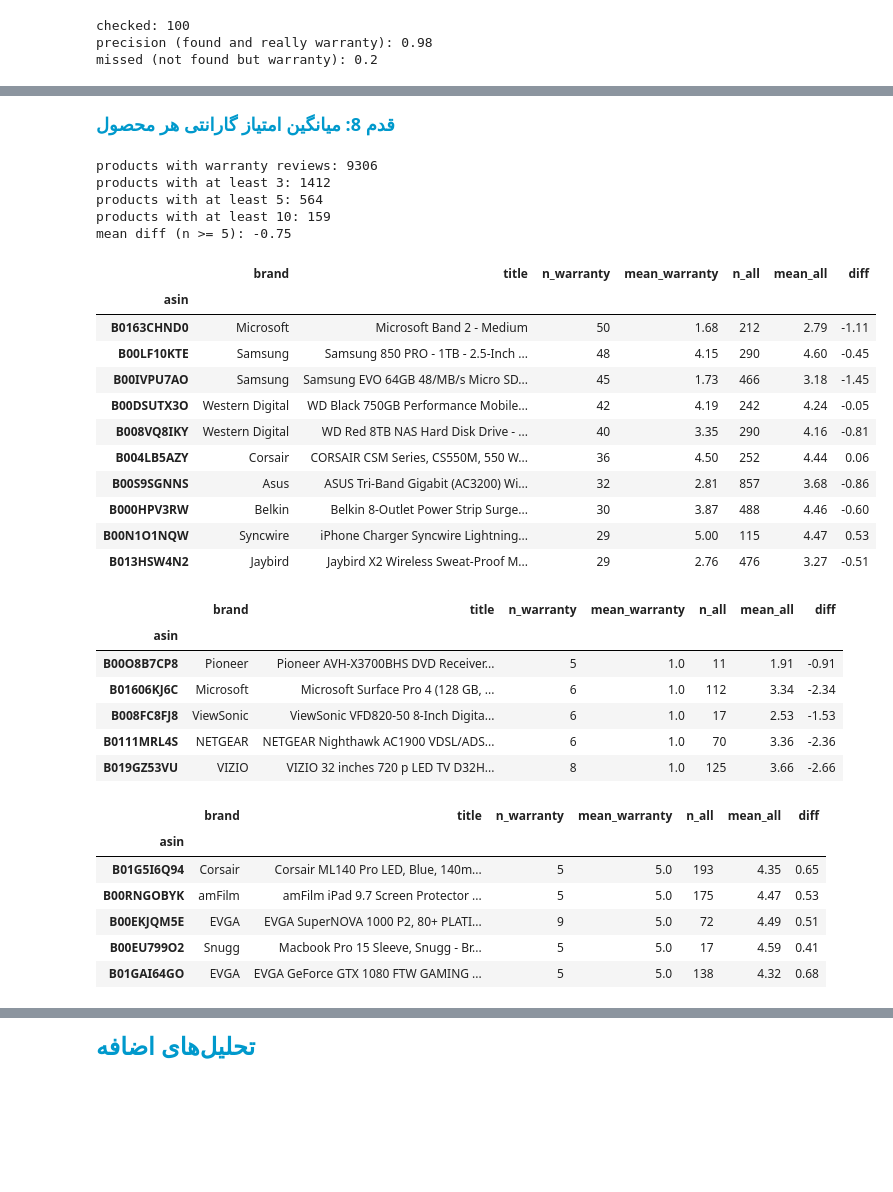
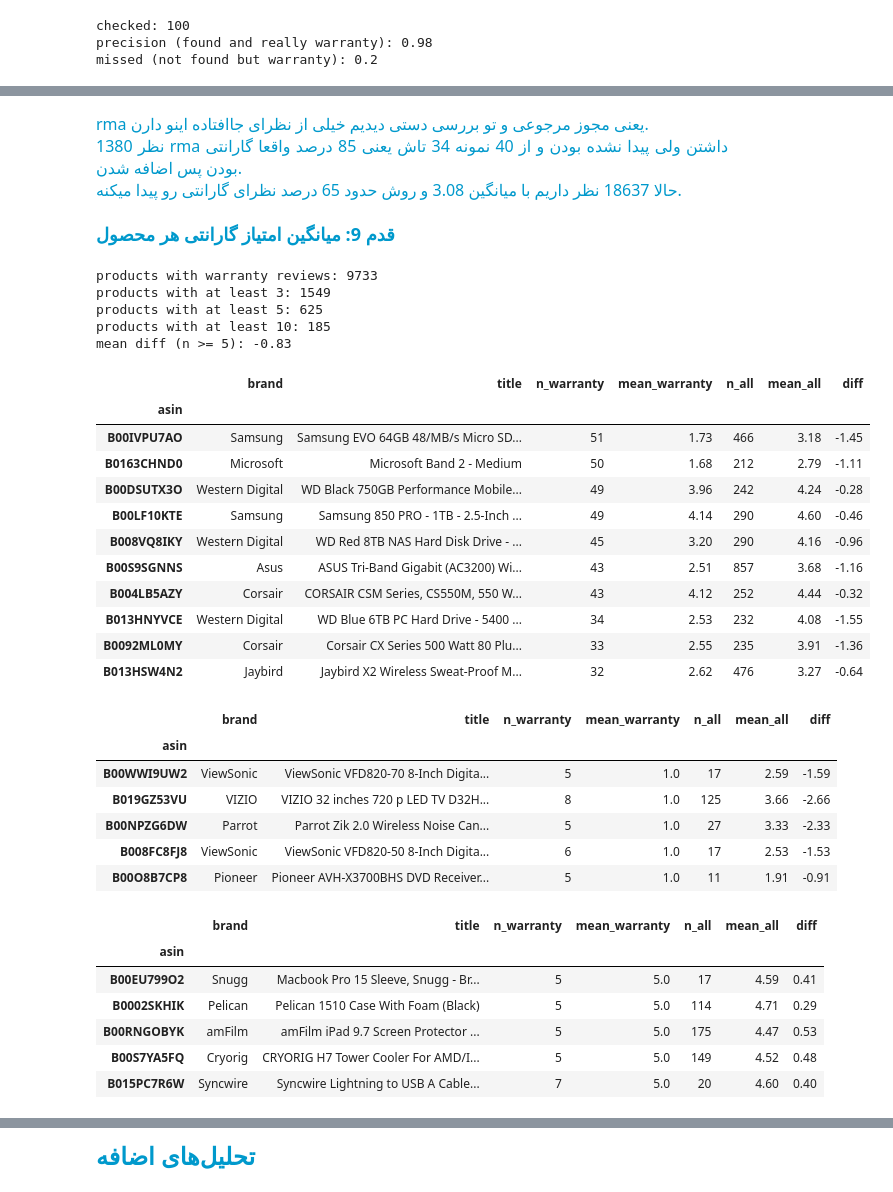
Before and after one commit to AI-BootCamp-g4/ai-bootcamp-project-2, a Jupyter notebook: problem2/q2_part1_part2.ipynb, the cells around one changed output, grey strips where cells are left out. Saved outputs shown, nothing was run; the diff lists cells and outputs as text; code cells hidden in the pictures; blank space fills up the shorter version.

```diff
--- a/problem2/q2_part1_part2.ipynb
+++ b/problem2/q2_part1_part2.ipynb
@@ -17,7 +17,9 @@ from wordcloud import WordCloud
 from gensim.models import Word2Vec
 from gensim.models import KeyedVectors
 # %%
-PATH = r'C:\Users\Arthur\Desktop\Project2_Data'
+PATH = '.'
+OUT = 'outputs'
+os.makedirs(OUT, exist_ok=True)
 
 train = pd.read_csv(PATH + r'\train_data.csv', low_memory=False)
 products = pd.read_csv(PATH + r'\title_brand.csv')
@@ -345,6 +350,11 @@ display(top_products)
 <b>سوال 6: میانگین امتیاز 10 برند پرنظر</b>
 </font></p>
 # %%
+brand_counts = df['brand'].value_counts()
+main_name = pd.Series(brand_counts.index, index=brand_counts.index.str.strip().str.lower())
+main_name = main_name[~main_name.index.duplicated()]
+df['brand'] = df['brand'].str.strip().str.lower().map(main_name)
+
 top_brands = df.groupby('brand')['overall'].agg(n_reviews='size', mean_overall='mean').sort_values('n_reviews', ascending=False).head(10).sort_values('mean_overall', ascending=False).round(3)
 
 display(top_brands)
@@ -624,0 +661,15 @@ missed (not found but warranty): 0.2
+# %%
+rma = df['text'].str.contains(r'\brma\b', regex=True) & ~df['warranty']
+print('rma reviews not found yet:', rma.sum(), '| mean overall:', round(df.loc[rma, 'overall'].mean(), 3))
+
+rma_check = df[rma].sample(40, random_state=1)
+rma_check = rma_check.assign(snip=rma_check['text'].map(lambda t: snippet(t, r'\brma\b')))[['asin', 'overall', 'snip']]
+rma_check['is_warranty'] = ''
+if not os.path.exists(OUT + r'\rma_check.csv'):  # keep the labels already filled in
+    rma_check.to_csv(OUT + r'\rma_check.csv', index=False, encoding='utf-8-sig')
+
+rma_check = pd.read_csv(OUT + r'\rma_check.csv')
+print('checked:', len(rma_check), '| really warranty:', round(rma_check['is_warranty'].mean(), 2))
+
+df.loc[rma, 'warranty'] = True
+print('final:', df['warranty'].sum(), '| mean overall:', round(df.loc[df['warranty'], 'overall'].mean(), 3))
@@ -625,58 +680,64 @@ missed (not found but warranty): 0.2
+# %% [markdown]
+<p dir=rtl style="direction: rtl; text-align: justify; line-height:200%; font-family:vazir; font-size:medium"><font face="vazir" color="#0099cc" size=3>
+rma یعنی مجوز مرجوعی و تو بررسی دستی دیدیم خیلی از نظرای جاافتاده اینو دارن.<br>
+1380 نظر rma داشتن ولی پیدا نشده بودن و از 40 نمونه 34 تاش یعنی 85 درصد واقعا گارانتی بودن پس اضافه شدن.<br>
+حالا 18637 نظر داریم با میانگین 3.08 و روش حدود 65 درصد نظرای گارانتی رو پیدا میکنه.
+</font></p>
 # %% [markdown]
 <p dir=rtl style="direction: rtl; text-align: justify; line-height:200%; font-family:vazir; font-size:medium"><font face="vazir" color="#0099cc" size=4>
-<b>قدم 8: میانگین امتیاز گارانتی هر محصول</b>
+<b>قدم 9: میانگین امتیاز گارانتی هر محصول</b>
 </font></p>
 # %%
 w = df[df['warranty']]
 
 table = w.groupby('asin').agg(brand=('brand', 'first'),title=('title', 'first'),n_warranty=('overall', 'size'),mean_warranty=('overall', 'mean'))
 table = table.join(df.groupby('asin')['overall'].agg(n_all='size', mean_all='mean'))
 table['diff'] = table['mean_warranty'] - table['mean_all']
 table = table.round(2).sort_values('n_warranty', ascending=False)
 
-table.to_csv(PATH + r'\warranty_by_product.csv', encoding='utf-8-sig')
+table.to_csv(OUT + r'\warranty_by_product.csv', encoding='utf-8-sig')
 
 print('products with warranty reviews:', len(table))
 for k in [3, 5, 10]:
     print(f'products with at least {k}:', (table['n_warranty'] >= k).sum())
 
 big = table[table['n_warranty'] >= 5]
 print('mean diff (n >= 5):', round(big['diff'].mean(), 2))
 
 display(big.head(10))
 display(big.sort_values('mean_warranty').head(5))
 display(big.sort_values('mean_warranty').tail(5))
 # %% [output]
-products with warranty reviews: 9306
-products with at least 3: 1412
-products with at least 5: 564
-products with at least 10: 159
-mean diff (n >= 5): -0.75
+products with warranty reviews: 9733
+products with at least 3: 1549
+products with at least 5: 625
+products with at least 10: 185
+mean diff (n >= 5): -0.83
 |  | brand | title | n_warranty | mean_warranty | n_all | mean_all | diff |
 | asin |  |  |  |  |  |  |  |
+| B00IVPU7AO | Samsung | Samsung EVO 64GB 48/MB/s Micro SD... | 51 | 1.73 | 466 | 3.18 | -1.45 |
 | B0163CHND0 | Microsoft | Microsoft Band 2 - Medium | 50 | 1.68 | 212 | 2.79 | -1.11 |
-| B00LF10KTE | Samsung | Samsung 850 PRO - 1TB - 2.5-Inch ... | 48 | 4.15 | 290 | 4.60 | -0.45 |
-| B00IVPU7AO | Samsung | Samsung EVO 64GB 48/MB/s Micro SD... | 45 | 1.73 | 466 | 3.18 | -1.45 |
-| B00DSUTX3O | Western Digital | WD Black 750GB Performance Mobile... | 42 | 4.19 | 242 | 4.24 | -0.05 |
-| B008VQ8IKY | Western Digital | WD Red 8TB NAS Hard Disk Drive - ... | 40 | 3.35 | 290 | 4.16 | -0.81 |
-| B004LB5AZY | Corsair | CORSAIR CSM Series, CS550M, 550 W... | 36 | 4.50 | 252 | 4.44 | 0.06 |
-| B00S9SGNNS | Asus | ASUS Tri-Band Gigabit (AC3200) Wi... | 32 | 2.81 | 857 | 3.68 | -0.86 |
-| B000HPV3RW | Belkin | Belkin 8-Outlet Power Strip Surge... | 30 | 3.87 | 488 | 4.46 | -0.60 |
-| B00N1O1NQW | Syncwire | iPhone Charger Syncwire Lightning... | 29 | 5.00 | 115 | 4.47 | 0.53 |
-| B013HSW4N2 | Jaybird | Jaybird X2 Wireless Sweat-Proof M... | 29 | 2.76 | 476 | 3.27 | -0.51 |
+| B00DSUTX3O | Western Digital | WD Black 750GB Performance Mobile... | 49 | 3.96 | 242 | 4.24 | -0.28 |
+| B00LF10KTE | Samsung | Samsung 850 PRO - 1TB - 2.5-Inch ... | 49 | 4.14 | 290 | 4.60 | -0.46 |
+| B008VQ8IKY | Western Digital | WD Red 8TB NAS Hard Disk Drive - ... | 45 | 3.20 | 290 | 4.16 | -0.96 |
+| B00S9SGNNS | Asus | ASUS Tri-Band Gigabit (AC3200) Wi... | 43 | 2.51 | 857 | 3.68 | -1.16 |
+| B004LB5AZY | Corsair | CORSAIR CSM Series, CS550M, 550 W... | 43 | 4.12 | 252 | 4.44 | -0.32 |
+| B013HNYVCE | Western Digital | WD Blue 6TB PC Hard Drive - 5400 ... | 34 | 2.53 | 232 | 4.08 | -1.55 |
+| B0092ML0MY | Corsair | Corsair CX Series 500 Watt 80 Plu... | 33 | 2.55 | 235 | 3.91 | -1.36 |
+| B013HSW4N2 | Jaybird | Jaybird X2 Wireless Sweat-Proof M... | 32 | 2.62 | 476 | 3.27 | -0.64 |
 |  | brand | title | n_warranty | mean_warranty | n_all | mean_all | diff |
 | asin |  |  |  |  |  |  |  |
+| B00WWI9UW2 | ViewSonic | ViewSonic VFD820-70 8-Inch Digita... | 5 | 1.0 | 17 | 2.59 | -1.59 |
+| B019GZ53VU | VIZIO | VIZIO 32 inches 720 p LED TV D32H... | 8 | 1.0 | 125 | 3.66 | -2.66 |
+| B00NPZG6DW | Parrot | Parrot Zik 2.0 Wireless Noise Can... | 5 | 1.0 | 27 | 3.33 | -2.33 |
+| B008FC8FJ8 | ViewSonic | ViewSonic VFD820-50 8-Inch Digita... | 6 | 1.0 | 17 | 2.53 | -1.53 |
 | B00O8B7CP8 | Pioneer | Pioneer AVH-X3700BHS DVD Receiver... | 5 | 1.0 | 11 | 1.91 | -0.91 |
-| B01606KJ6C | Microsoft | Microsoft Surface Pro 4 (128 GB, ... | 6 | 1.0 | 112 | 3.34 | -2.34 |
-| B008FC8FJ8 | ViewSonic | ViewSonic VFD820-50 8-Inch Digita... | 6 | 1.0 | 17 | 2.53 | -1.53 |
-| B0111MRL4S | NETGEAR | NETGEAR Nighthawk AC1900 VDSL/ADS... | 6 | 1.0 | 70 | 3.36 | -2.36 |
-| B019GZ53VU | VIZIO | VIZIO 32 inches 720 p LED TV D32H... | 8 | 1.0 | 125 | 3.66 | -2.66 |
 |  | brand | title | n_warranty | mean_warranty | n_all | mean_all | diff |
 | asin |  |  |  |  |  |  |  |
-| B01G5I6Q94 | Corsair | Corsair ML140 Pro LED, Blue, 140m... | 5 | 5.0 | 193 | 4.35 | 0.65 |
+| B00EU799O2 | Snugg | Macbook Pro 15 Sleeve, Snugg - Br... | 5 | 5.0 | 17 | 4.59 | 0.41 |
+| B0002SKHIK | Pelican | Pelican 1510 Case With Foam (Black) | 5 | 5.0 | 114 | 4.71 | 0.29 |
 | B00RNGOBYK | amFilm | amFilm iPad 9.7 Screen Protector ... | 5 | 5.0 | 175 | 4.47 | 0.53 |
-| B00EKJQM5E | EVGA | EVGA SuperNOVA 1000 P2, 80+ PLATI... | 9 | 5.0 | 72 | 4.49 | 0.51 |
-| B00EU799O2 | Snugg | Macbook Pro 15 Sleeve, Snugg - Br... | 5 | 5.0 | 17 | 4.59 | 0.41 |
-| B01GAI64GO | EVGA | EVGA GeForce GTX 1080 FTW GAMING ... | 5 | 5.0 | 138 | 4.32 | 0.68 |
+| B00S7YA5FQ | Cryorig | CRYORIG H7 Tower Cooler For AMD/I... | 5 | 5.0 | 149 | 4.52 | 0.48 |
+| B015PC7R6W | Syncwire | Syncwire Lightning to USB A Cable... | 7 | 5.0 | 20 | 4.60 | 0.40 |
 # %% [markdown]
 <p dir=rtl style="direction: rtl; text-align: justify; line-height:200%; font-family:vazir; font-size:medium"><font face="vazir" color="#0099cc" size=3>
```
Also changed, not shown: parts of 15 cells of this notebook.
